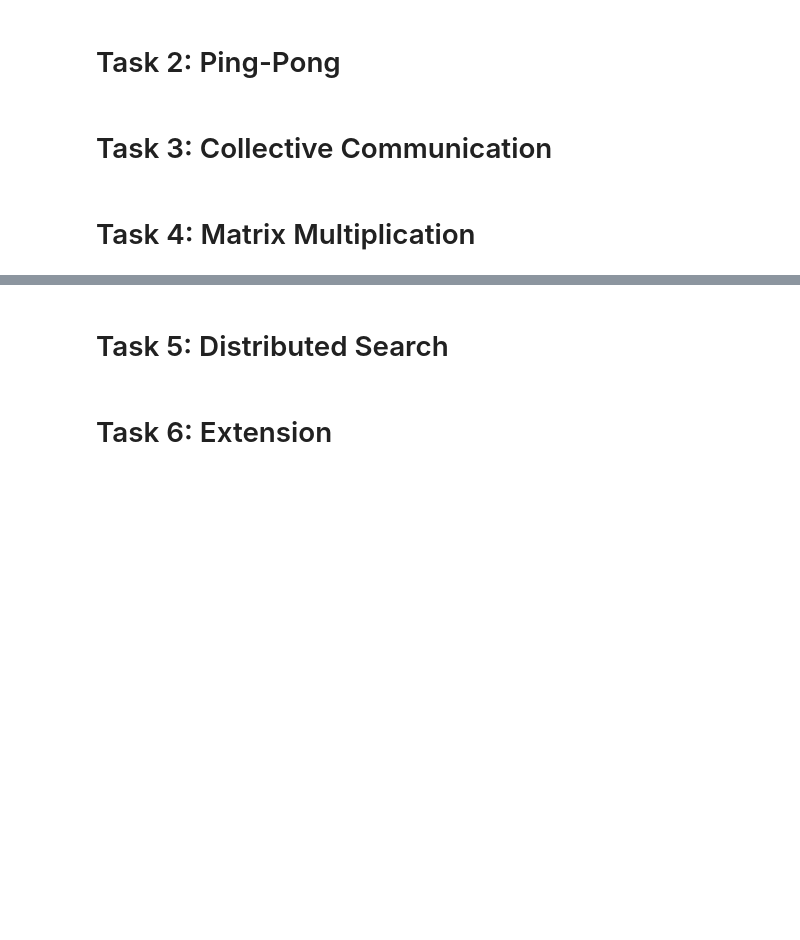
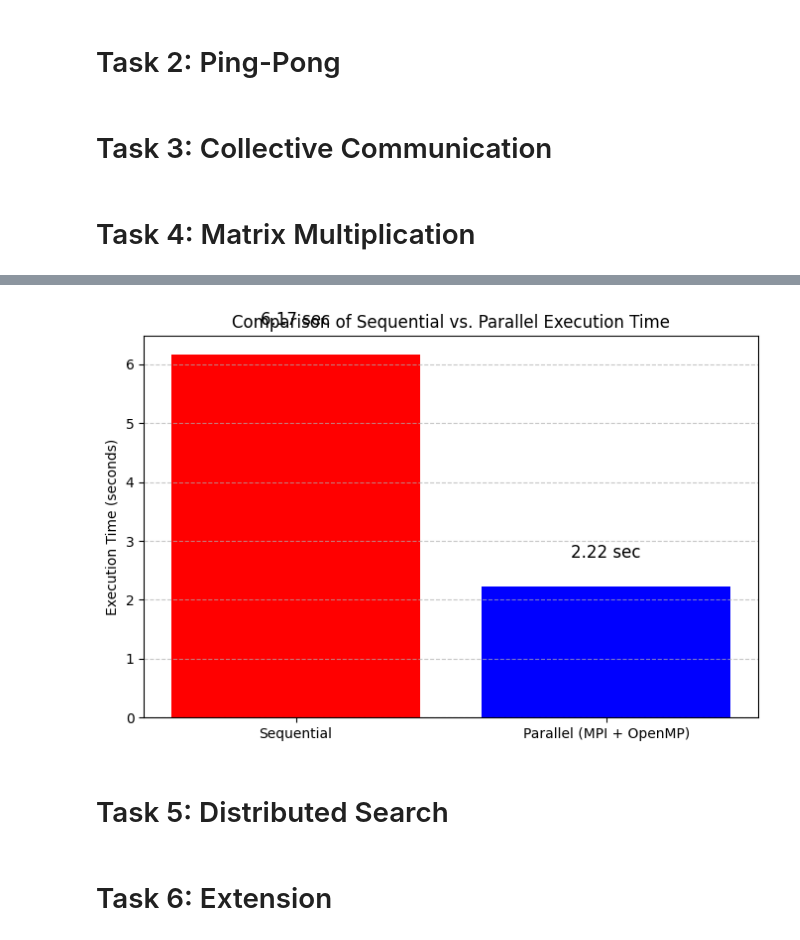
Before and after one commit to waqas79/PC_Ex4, a Jupyter notebook: PARMAI_Ex4_Aslam.ipynb, the cells around one changed output, grey strips where cells are left out. Drawn from its saved outputs; the diff is of its cells as text; code cells hidden in the pictures; blank space fills up the shorter version.

```diff
--- a/PARMAI_Ex4_Aslam.ipynb
+++ b/PARMAI_Ex4_Aslam.ipynb
@@ -57,2 +250,52 @@ cpp_file.close()
+# %%
+import subprocess
+import matplotlib.pyplot as plt
+
+# Execute sequential version
+seq_command = ["mpirun", "-np", "1", "./T4_MatMulti", "s"]
+seq_result = subprocess.run(seq_command, stdout=subprocess.PIPE, text=True)
+seq_output = seq_result.stdout
+
+# Execute parallel version
+para_command = ["mpirun", "-np", "4", "./T4_MatMulti", "p"]
+para_result = subprocess.run(para_command, stdout=subprocess.PIPE, text=True)
+para_output = para_result.stdout
+
+# Extract execution times dynamically from output
+def extract_time(output):
+    for line in output.split("\n"):
+        if "Execution Time:" in line:
+            return float(line.split(":")[1].strip().split()[0])  # Extract numeric part
+    return None
+
+seq_time = extract_time(seq_output)
+para_time = extract_time(para_output)
+
+# Store execution times
+execution_times = {
+    "Sequential": seq_time if seq_time else 0,  # Default to 0 if extraction fails
+    "Parallel (MPI + OpenMP)": para_time if para_time else 0
+}
+
+# Extract labels and times
+labels = list(execution_times.keys())
+times = list(execution_times.values())
+
+# Plot execution times
+fig, ax = plt.subplots(figsize=(8, 5))
+ax.bar(labels, times, color=['red', 'blue'])
+
+# Labels and title
+ax.set_ylabel("Execution Time (seconds)")
+ax.set_title("Comparison of Sequential vs. Parallel Execution Time")
+ax.grid(axis='y', linestyle='--', alpha=0.7)
+
+# Display time values on bars
+for i, v in enumerate(times):
+    ax.text(i, v + 0.5, f"{v:.2f} sec", ha='center', fontsize=12)
+
+plt.show()
+# %% [output]
+[figure, added]
 # %% [markdown]
 # Task 5: Distributed Search
```
Also changed, not shown: parts of 12 cells of this notebook, 16 other files.
